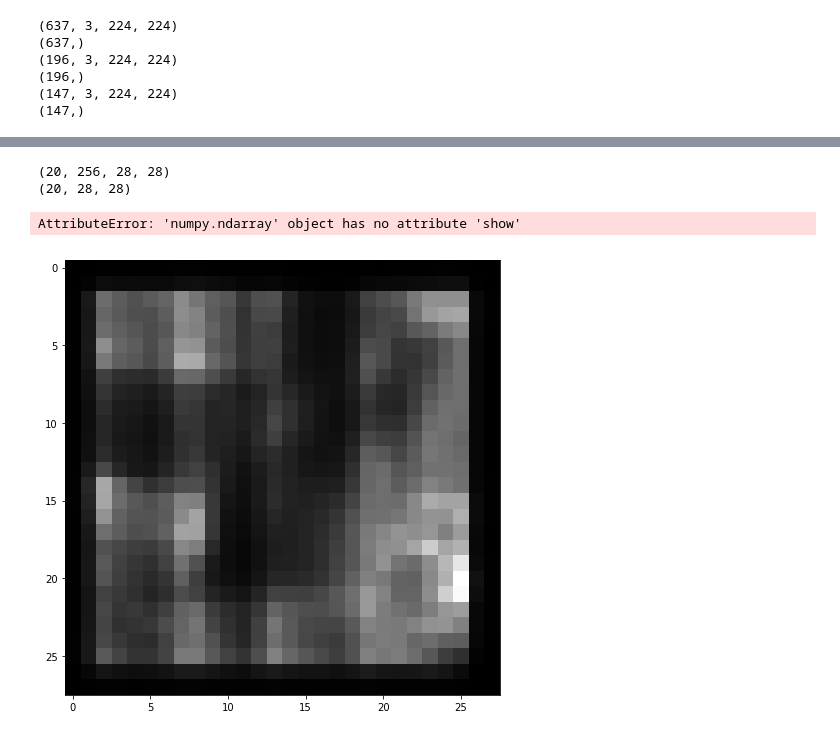
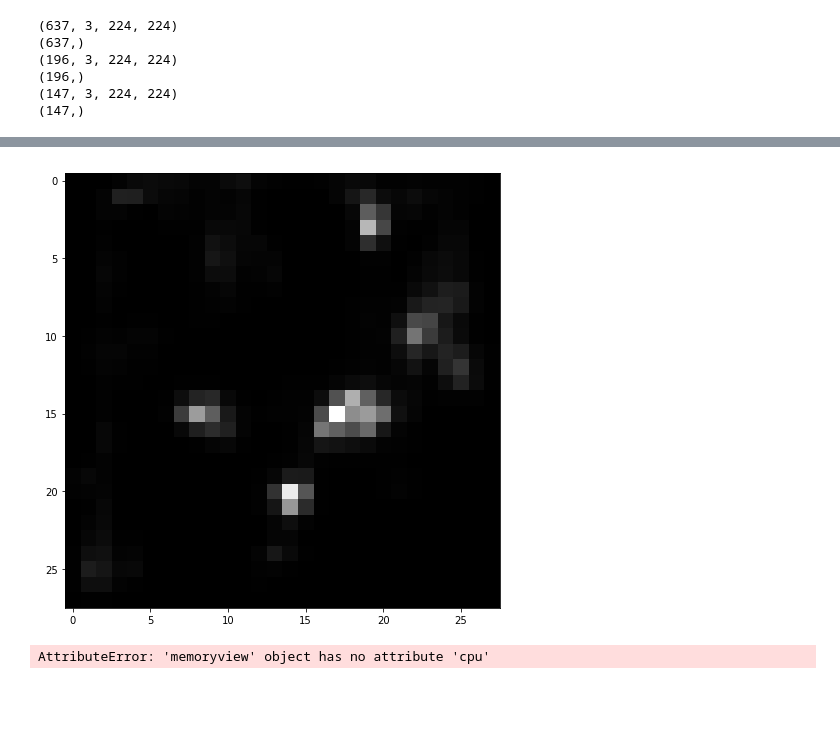
Before and after one commit to crw2998/231N-project, a Jupyter notebook: LSTM-attention-Saliency.ipynb, the cells around one changed output, grey strips where cells are left out. Saved outputs shown, nothing was run; the diff lists cells and outputs as text; code cells hidden in the pictures; blank space fills up the shorter version.

```diff
--- a/LSTM-attention-Saliency.ipynb
+++ b/LSTM-attention-Saliency.ipynb
@@ -352,27 +359,29 @@ for t, (x, y) in enumerate(loader_train):
     attention_out = attention(feature_out)
 
     attention_out_numpy = attention_out.data.cpu().numpy()
-    print (attention_out_numpy.shape)
+   # print (attention_out_numpy.shape)
     img = np.mean(attention_out_numpy, axis=1)
-    print (img.shape)
-
-
+   # print (img.shape)
+    real_img = x
+    break
 
 
 #     print(img.size())
 #     img = img[4]
 #     img = img.data.cpu().numpy()
 #     img = img.reshape((H,W))
-    imgplot = plt.imshow(img[0])
-    img.show()
-    break
+
 # plt.rcParams['figure.figsize'] = (10.0, 8.0) # set default size of plots
 # plt.rcParams['image.interpolation'] = 'nearest'
 # plt.rcParams['image.cmap'] = 'gray'
 # plt.plot(loss_arr)
 # plt.show()
-# %% [output]
-(20, 256, 28, 28)
-(20, 28, 28)
-AttributeError: 'numpy.ndarray' object has no attribute 'show'
-[figure, removed]
+# %%
+imgplot = plt.imshow(img[19])
+plt.show()
+# %% [output]
+[figure, added]
+# %%
+real_img = real_img.data.cpu().numpy()
+# %% [output]
+AttributeError: 'memoryview' object has no attribute 'cpu'
```
Also changed, not shown: parts of 4 cells of this notebook.
